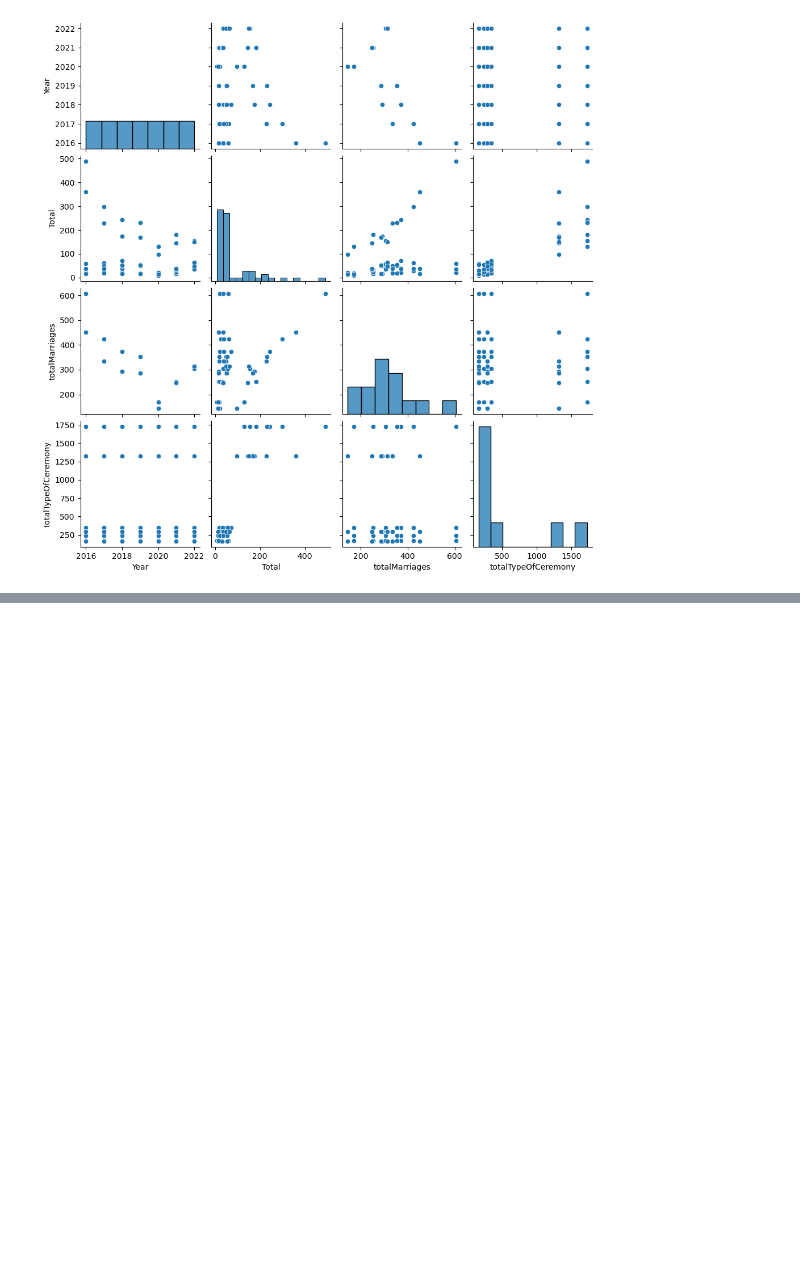
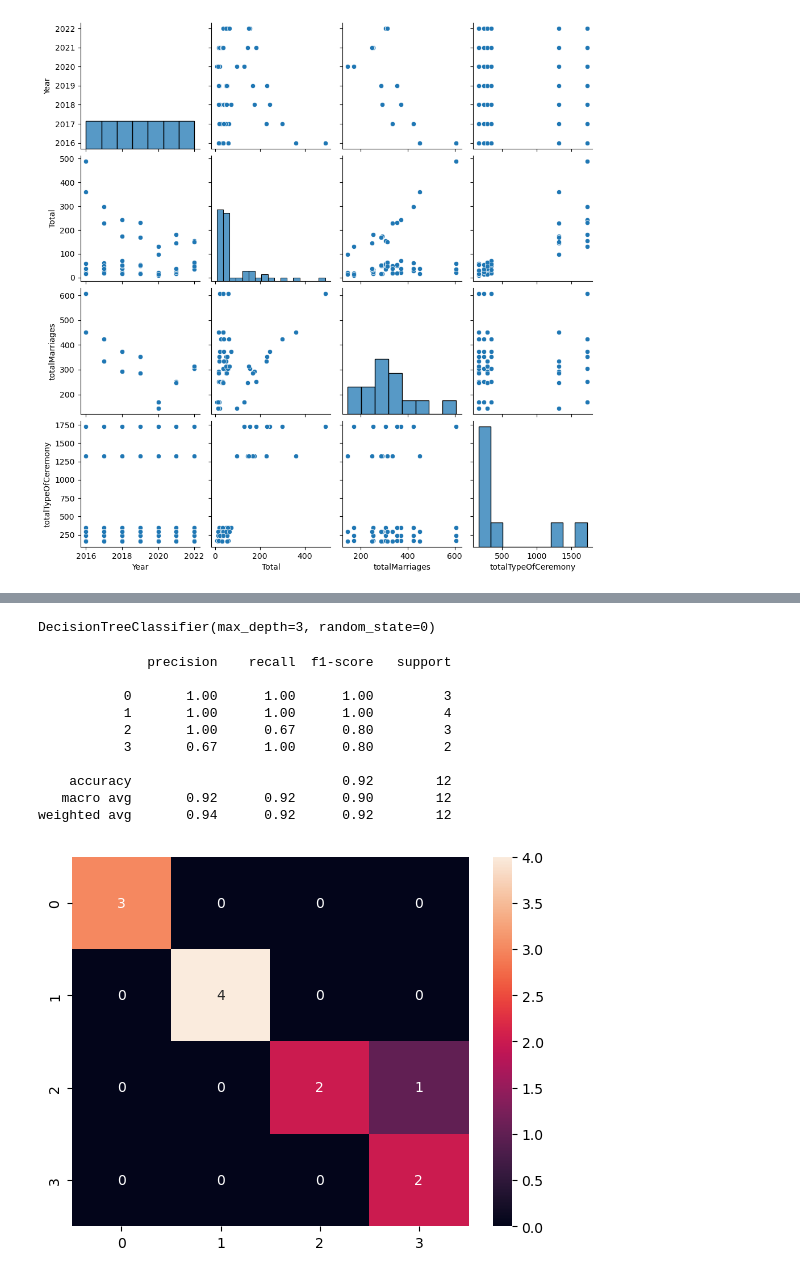
Before and after one commit to EdMendoza93/2023162, a Jupyter notebook: MSC_DA_CA1.ipynb, the cells around one changed output, grey strips where cells are left out. Cells and saved outputs as stored; diff of their text form; code cells hidden in the pictures; blank space fills up the shorter version.

```diff
--- a/MSC_DA_CA1.ipynb
+++ b/MSC_DA_CA1.ipynb
@@ -463,0 +548,42 @@ Name: Form of Ceremony, dtype: int64
+# %%
+
+
+X = marriages_df[['totalMarriages', 'totalTypeOfCeremony', 'Total']].values
+y = marriages_df['Form of Ceremony'].values
+
+from sklearn.model_selection import train_test_split
+
+
+X_train, X_test, y_train, y_test = train_test_split(X, y, test_size=0.2, random_state=42)
+# %%
+from sklearn.tree import DecisionTreeClassifier
+classifier = DecisionTreeClassifier(max_depth = 3, random_state = 0)
+classifier.fit(X_train, y_train)
+# %% [output]
+DecisionTreeClassifier(max_depth=3, random_state=0)
+# %%
+y_pred = classifier.predict(X_test)
+# %%
+from sklearn.metrics import classification_report, confusion_matrix
+import seaborn as sns
+
+
+cm = confusion_matrix(y_test, y_pred)
+
+
+sns.heatmap(cm, annot = True)
+
+
+print(classification_report(y_test, y_pred))
+# %% [output]
+              precision    recall  f1-score   support
+
+           0       1.00      1.00      1.00         3
+           1       1.00      1.00      1.00         4
+           2       1.00      0.67      0.80         3
+           3       0.67      1.00      0.80         2
+
+    accuracy                           0.92        12
+   macro avg       0.92      0.92      0.90        12
+weighted avg       0.94      0.92      0.92        12
+[figure, added]
```
Also changed, not shown: parts of 19 cells of this notebook.
